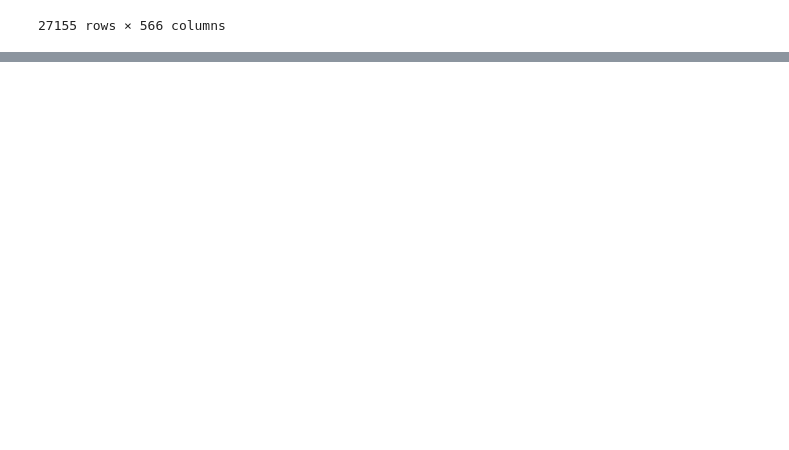
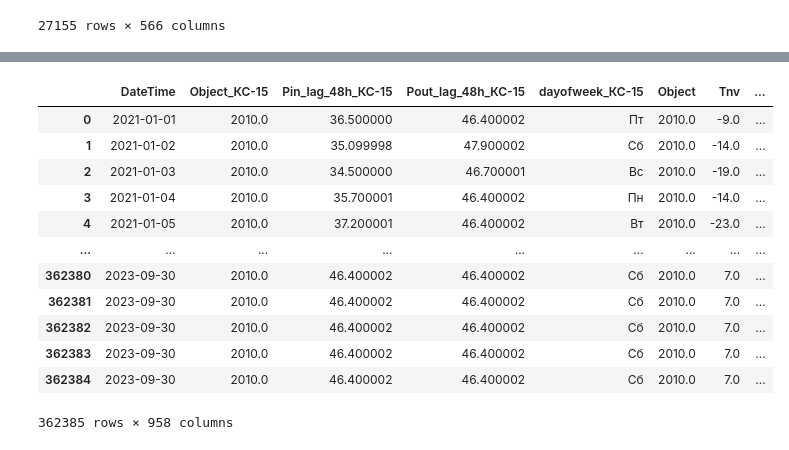
Before and after one commit to StarI3oy/DataScience, a Jupyter notebook: First_Look.ipynb, the cells around one changed output, grey strips where cells are left out. Saved outputs shown, nothing was run; the diff lists cells and outputs as text; code cells hidden in the pictures; blank space fills up the shorter version.

```diff
--- a/First_Look.ipynb
+++ b/First_Look.ipynb
@@ -255,0 +320,14 @@ datetime.datetime
+# %%
+flag = 1
+main = save
+merge = main
+for i in test_df.keys():
+    for j in test_df[i].keys():
+        buffer = test_df[i][j].rename(lambda x: x+ ("_"+ i  + "_3periods" )*int( x != "Дата"), axis='columns')
+        buffer.rename(columns={'Дата':'DateTime'}, inplace=True)
+        buffer.iloc[:, 1:] = buffer.iloc[:, 1:].shift(periods=3)
+        print(i)
+        merge=pd.merge(merge, buffer, on="DateTime")
+        # merge=t_set.join(buffer, left_on="DateTime", right_on="Дата")
+        # main = pd.merge(main, merge)
+save = merge
@@ -255,0 +349,14 @@ datetime.datetime
+# %%
+flag = 1
+main = save
+merge = main
+for i in test_df.keys():
+    for j in test_df[i].keys():
+        buffer = test_df[i][j].rename(lambda x: x+ ("_"+ i  + "_1periods" )*int( x != "Дата"), axis='columns')
+        buffer.rename(columns={'Дата':'DateTime'}, inplace=True)
+        buffer.iloc[:, 1:] = buffer.iloc[:, 1:].shift(periods=1)
+        print(i)
+        merge=pd.merge(merge, buffer, on="DateTime")
+        # merge=t_set.join(buffer, left_on="DateTime", right_on="Дата")
+        # main = pd.merge(main, merge)
+save = merge
@@ -255,0 +378,14 @@ datetime.datetime
+# %%
+flag = 1
+main = save
+merge = main
+for i in test_df.keys():
+    for j in test_df[i].keys():
+        buffer = test_df[i][j].rename(lambda x: x+ ("_"+ i  + "_2periods" )*int( x != "Дата"), axis='columns')
+        buffer.rename(columns={'Дата':'DateTime'}, inplace=True)
+        buffer.iloc[:, 1:] = buffer.iloc[:, 1:].shift(periods=2)
+        print(i)
+        merge=pd.merge(merge, buffer, on="DateTime")
+        # merge=t_set.join(buffer, left_on="DateTime", right_on="Дата")
+        # main = pd.merge(main, merge)
+save = merge
@@ -256,2 +421,18 @@ datetime.datetime
+# %%
+merge
+# %% [output]
+|  | DateTime | Object_КС-15 | Pin_lag_48h_КС-15 | Pout_lag_48h_КС-15 | dayofweek_КС-15 | Object | Tnv | ... |
+| 0 | 2021-01-01 | 2010.0 | 36.500000 | 46.400002 | Пт | 2010.0 | -9.0 | ... |
+| 1 | 2021-01-02 | 2010.0 | 35.099998 | 47.900002 | Сб | 2010.0 | -14.0 | ... |
+| 2 | 2021-01-03 | 2010.0 | 34.500000 | 46.700001 | Вс | 2010.0 | -19.0 | ... |
+| 3 | 2021-01-04 | 2010.0 | 35.700001 | 46.400002 | Пн | 2010.0 | -14.0 | ... |
+| 4 | 2021-01-05 | 2010.0 | 37.200001 | 46.400002 | Вт | 2010.0 | -23.0 | ... |
+| ... | ... | ... | ... | ... | ... | ... | ... | ... |
+| 362380 | 2023-09-30 | 2010.0 | 46.400002 | 46.400002 | Сб | 2010.0 | 7.0 | ... |
+| 362381 | 2023-09-30 | 2010.0 | 46.400002 | 46.400002 | Сб | 2010.0 | 7.0 | ... |
+| 362382 | 2023-09-30 | 2010.0 | 46.400002 | 46.400002 | Сб | 2010.0 | 7.0 | ... |
+| 362383 | 2023-09-30 | 2010.0 | 46.400002 | 46.400002 | Сб | 2010.0 | 7.0 | ... |
+| 362384 | 2023-09-30 | 2010.0 | 46.400002 | 46.400002 | Сб | 2010.0 | 7.0 | ... |
+362385 rows × 958 columns
 # %%
 # df.rolling(3, min_periods = 1, center = false)
```
Also changed, not shown: parts of 18 cells of this notebook, 4 other files.
